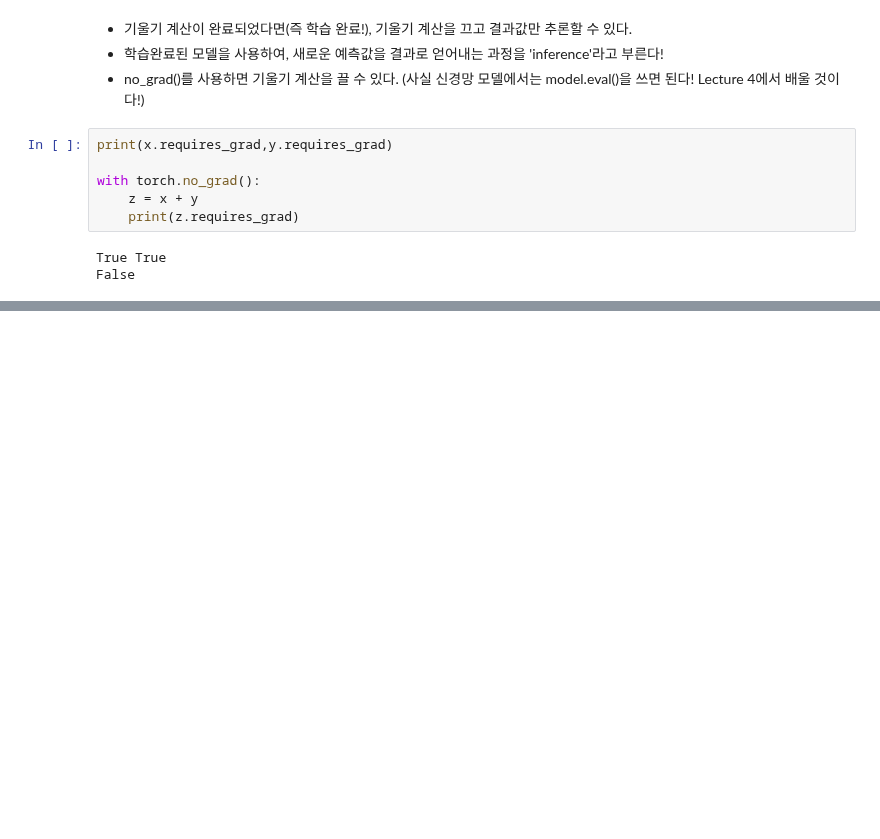
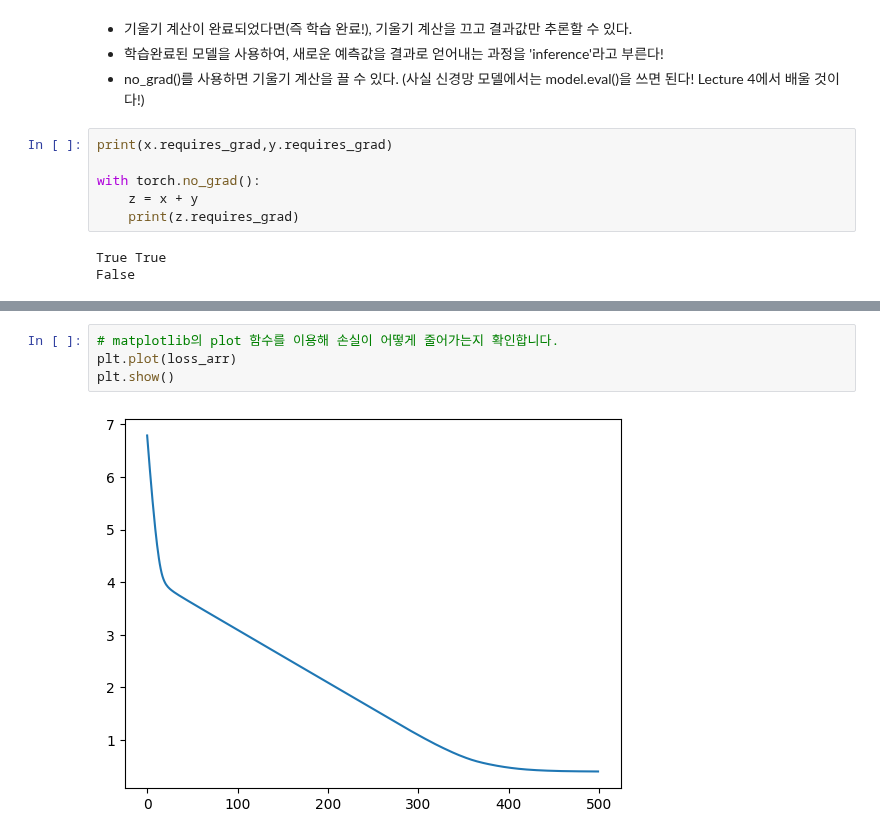
Before and after one commit to Pulsar-kkaturi/DL-Education, a Jupyter notebook: VisionDL_Lecture/Lecture2_MathofNN_Pytorch.ipynb, the cells around one changed output, grey strips where cells are left out. Saved outputs shown, nothing was run; the diff lists cells and outputs as text; blank space fills up the shorter version.

```diff
--- a/VisionDL_Lecture/Lecture2_MathofNN_Pytorch.ipynb
+++ b/VisionDL_Lecture/Lecture2_MathofNN_Pytorch.ipynb
@@ -260,0 +396,6 @@ False
+# %%
+# matplotlib의 plot 함수를 이용해 손실이 어떻게 줄어가는지 확인합니다.
+plt.plot(loss_arr)
+plt.show()
+# %% [output]
+[figure, added]
```
Also changed, not shown: parts of 15 cells of this notebook, 2 other files.
